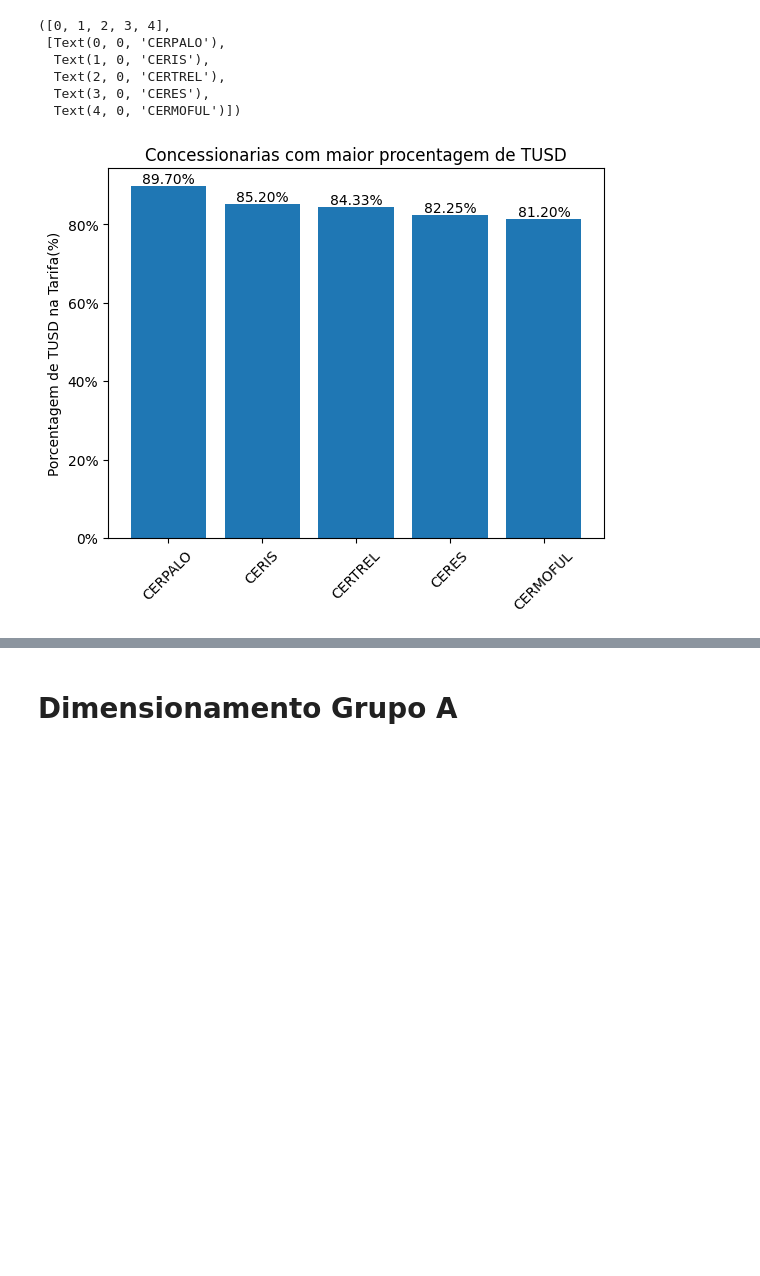
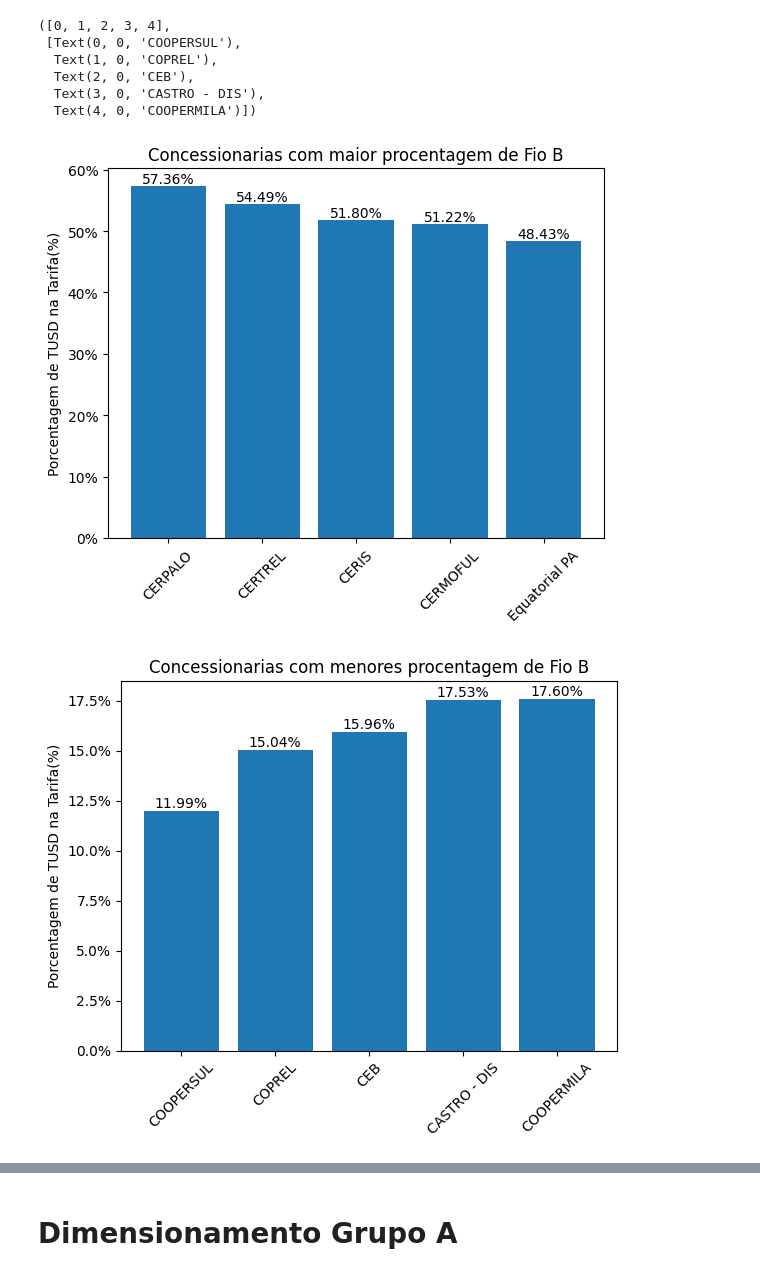
Before and after one commit to iagomachadoeng/WebScrapping_Tarifas_Aneel, a Jupyter notebook: analise_dados.ipynb, the cells around one changed output, grey strips where cells are left out. Cells and saved outputs as stored; diff of their text form; code cells hidden in the pictures; blank space fills up the shorter version.

```diff
--- a/analise_dados.ipynb
+++ b/analise_dados.ipynb
@@ -5,4 +5,4 @@ import matplotlib.ticker as mtick
 import numpy as np
 # %%
 df = pd.read_csv('tarifas_direto.csv')
-df['%TUSD'] = df['Total TUSD'] / (df['Total TE'] + df['Total TUSD'])
+#df['%TUSD'] = df['Total TUSD'] / (df['Total TE'] + df['Total TUSD'])
@@ -9,7 +11,8 @@ df['%TUSD'] = df['Total TUSD'] / (df['Total TE'] + df['Total TUSD'])
 # %%
 #Considerando todas as tarifas B1 Convencional Residencial
-#ranking de concessionarias com maior porcentagem de TUSD
+#ranking de concessionarias com maior porcentagem de TUSD Fio B em relação a TE + TUSD
 df_interesse = df[(df['SUBGRUPO'] == 'B1') & (df['MODALIDADE'] == 'Convencional')
 & (df['SUBCLASSE'] == 'Residencial')]
+df_interesse['%TUSD_FioB'] = df_interesse['TUSD_FioB'] / (df_interesse['Total TE'] + df_interesse['Total TUSD'])
 df_interesse
 # %% [output]
@@ -29,22 +37,32 @@ df_interesse
 # %%
 #Seleciona as 5 concessionarias com maior porcentagem de TUSD
 #Seleciona com base no filtro anterior
-n_maiores = df_interesse.nlargest(5, '%TUSD')
-n_menores = df_interesse.nsmallest(5, '%TUSD')
+n_maiores = df_interesse.nlargest(5, '%TUSD_FioB')
+n_menores = df_interesse.nsmallest(5, '%TUSD_FioB')
 
 fig, ax = plt.subplots()
-bar_container = ax.bar(n_maiores['CONCESSIONARIA'], n_maiores['%TUSD'])
-ax.set(ylabel='Porcentagem de TUSD na Tarifa(%)', title='Concessionarias com maior procentagem de TUSD')
+bar_container = ax.bar(n_maiores['CONCESSIONARIA'], n_maiores['%TUSD_FioB'])
+ax.set(ylabel='Porcentagem de TUSD na Tarifa(%)', title='Concessionarias com maior procentagem de Fio B')
 ax.bar_label(bar_container, fmt='{:.2%}')
+
 #Format as percent
 ax.yaxis.set_major_formatter(mtick.PercentFormatter(1.0))
+plt.xticks(rotation = 45)
 
+
+
+fig2, ax2 = plt.subplots()
+bar_container2 = ax2.bar(n_menores['CONCESSIONARIA'], n_menores['%TUSD_FioB'])
+ax2.set(ylabel='Porcentagem de TUSD na Tarifa(%)', title='Concessionarias com menores procentagem de Fio B')
+ax2.bar_label(bar_container2, fmt='{:.2%}')
+ax2.yaxis.set_major_formatter(mtick.PercentFormatter(1.0))
 plt.xticks(rotation = 45)
 # %% [output]
 ([0, 1, 2, 3, 4],
- [Text(0, 0, 'CERPALO'),
-  Text(1, 0, 'CERIS'),
-  Text(2, 0, 'CERTREL'),
-  Text(3, 0, 'CERES'),
-  Text(4, 0, 'CERMOFUL')])
+ [Text(0, 0, 'COOPERSUL'),
+  Text(1, 0, 'COPREL'),
+  Text(2, 0, 'CEB'),
+  Text(3, 0, 'CASTRO - DIS'),
+  Text(4, 0, 'COOPERMILA')])
-[figure, old version]
+[figure, new version]
+[figure, added]
```
Also changed, not shown: parts of 15 cells of this notebook.
